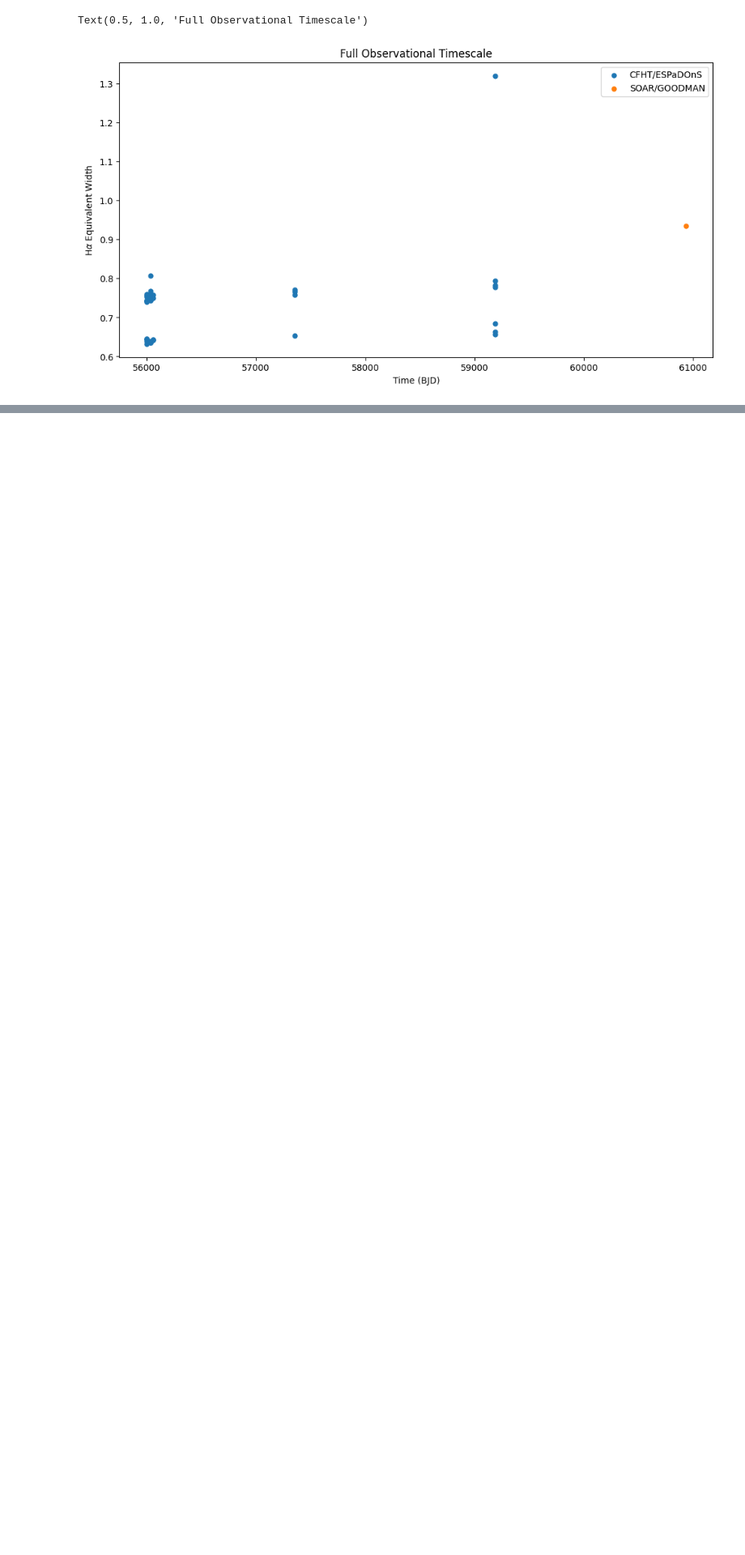
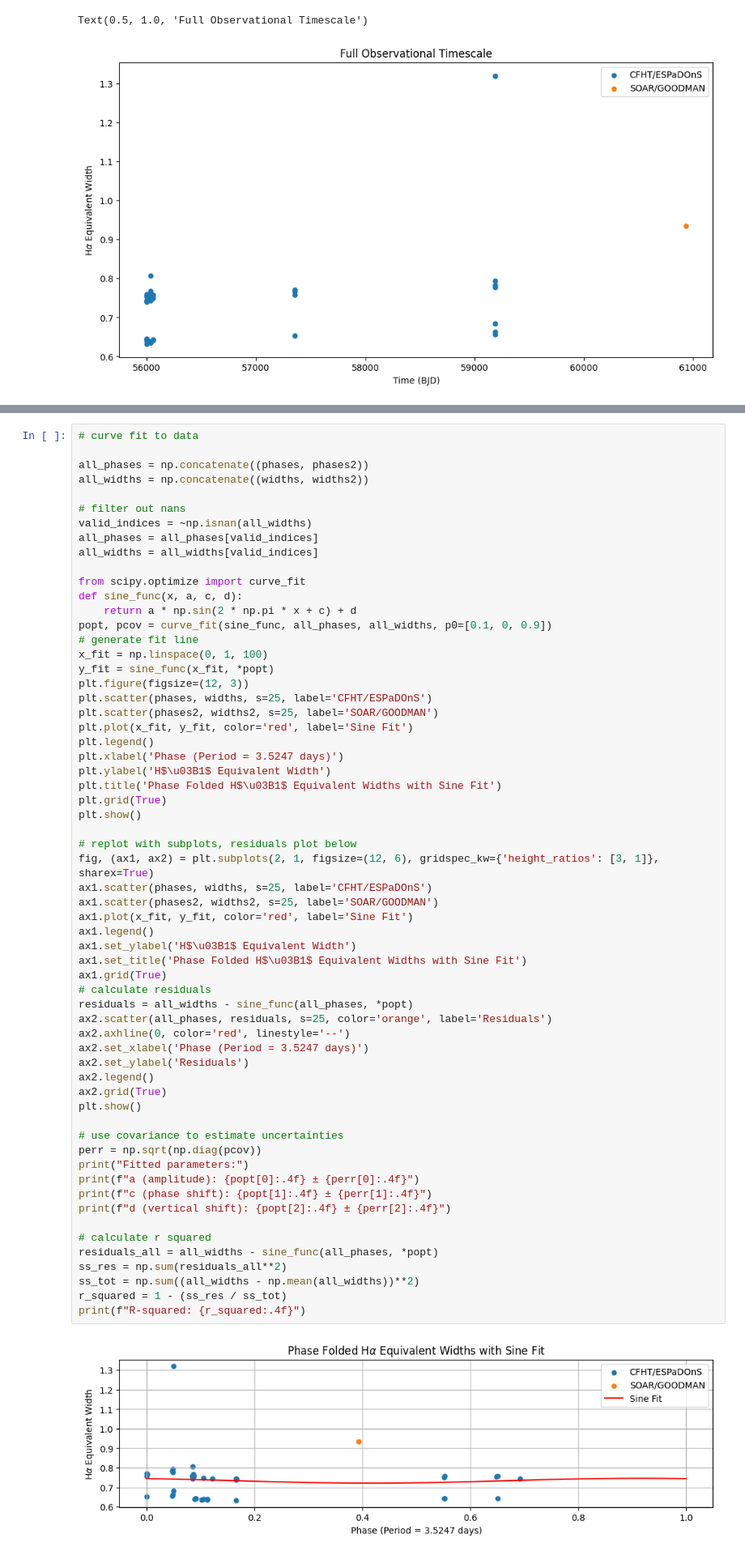
Before and after one commit to m-schochet/spi_phy905, a Jupyter notebook: analysis/figure.ipynb, the cells around one changed output, grey strips where cells are left out. Shown: that part at 81% size. Saved outputs shown, nothing was run; the diff lists cells and outputs as text; blank space fills up the shorter version.

```diff
--- a/analysis/figure.ipynb
+++ b/analysis/figure.ipynb
@@ -97,0 +99,63 @@ Text(0.5, 1.0, 'Phase Folded H$α$ Equivalent Widths')
+# %%
+# curve fit to data
+
+all_phases = np.concatenate((phases, phases2))
+all_widths = np.concatenate((widths, widths2))
+
+# filter out nans
+valid_indices = ~np.isnan(all_widths)
+all_phases = all_phases[valid_indices]
+all_widths = all_widths[valid_indices]
+
+from scipy.optimize import curve_fit
+def sine_func(x, a, c, d):
+    return a * np.sin(2 * np.pi * x + c) + d
+popt, pcov = curve_fit(sine_func, all_phases, all_widths, p0=[0.1, 0, 0.9])
+# generate fit line
+x_fit = np.linspace(0, 1, 100)
+y_fit = sine_func(x_fit, *popt)
+plt.figure(figsize=(12, 3))
+plt.scatter(phases, widths, s=25, label='CFHT/ESPaDOnS')
+plt.scatter(phases2, widths2, s=25, label='SOAR/GOODMAN')
+plt.plot(x_fit, y_fit, color='red', label='Sine Fit')
+plt.legend()
+plt.xlabel('Phase (Period = 3.5247 days)')
+plt.ylabel('H$\u03B1$ Equivalent Width')
+plt.title('Phase Folded H$\u03B1$ Equivalent Widths with Sine Fit')
+plt.grid(True)
+plt.show()
+
+# replot with subplots, residuals plot below
+fig, (ax1, ax2) = plt.subplots(2, 1, figsize=(12, 6), gridspec_kw={'height_ratios': [3, 1]}, sharex=True)
+ax1.scatter(phases, widths, s=25, label='CFHT/ESPaDOnS')
+ax1.scatter(phases2, widths2, s=25, label='SOAR/GOODMAN')
+ax1.plot(x_fit, y_fit, color='red', label='Sine Fit')
+ax1.legend()
+ax1.set_ylabel('H$\u03B1$ Equivalent Width')
+ax1.set_title('Phase Folded H$\u03B1$ Equivalent Widths with Sine Fit')
+ax1.grid(True)
+# calculate residuals
+residuals = all_widths - sine_func(all_phases, *popt)
+ax2.scatter(all_phases, residuals, s=25, color='orange', label='Residuals')
+ax2.axhline(0, color='red', linestyle='--')
+ax2.set_xlabel('Phase (Period = 3.5247 days)')
+ax2.set_ylabel('Residuals')
+ax2.legend()
+ax2.grid(True)
+plt.show()
+
+# use covariance to estimate uncertainties
+perr = np.sqrt(np.diag(pcov))
+print("Fitted parameters:")
+print(f"a (amplitude): {popt[0]:.4f} ± {perr[0]:.4f}")
+print(f"c (phase shift): {popt[1]:.4f} ± {perr[1]:.4f}")
+print(f"d (vertical shift): {popt[2]:.4f} ± {perr[2]:.4f}")
+
+# calculate r squared
+residuals_all = all_widths - sine_func(all_phases, *popt)
+ss_res = np.sum(residuals_all**2)
+ss_tot = np.sum((all_widths - np.mean(all_widths))**2)
+r_squared = 1 - (ss_res / ss_tot)
+print(f"R-squared: {r_squared:.4f}")
+# %% [output]
+[figure, added]
```
Also changed, not shown: parts of 2 cells of this notebook.
